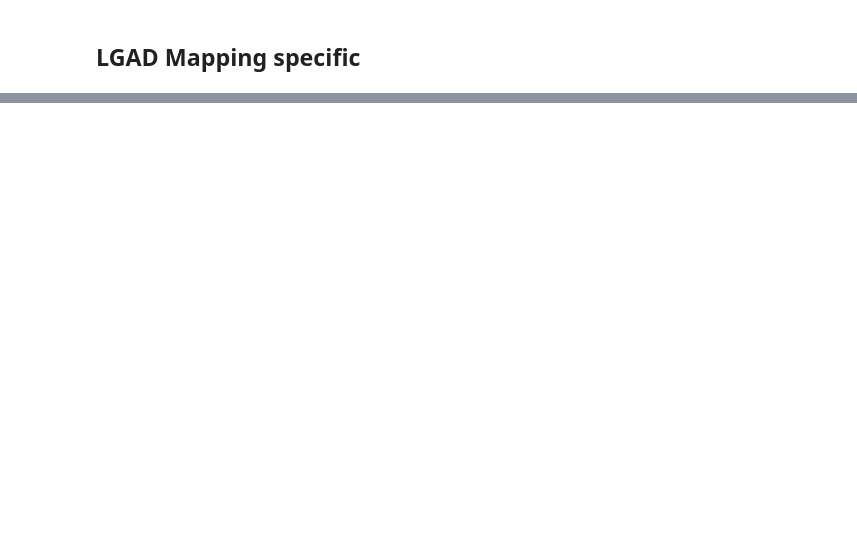
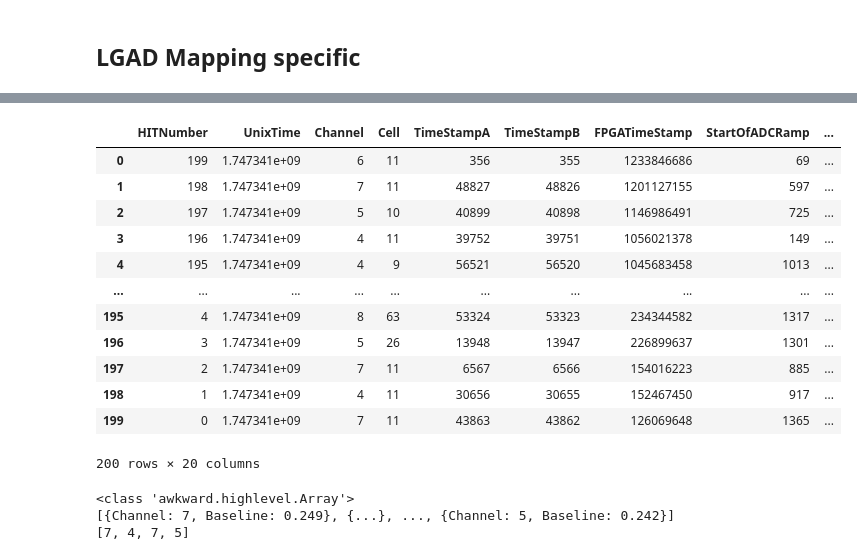
Before and after one commit to cbeiraod/PPS2-Timing-TB-Analysis, a Jupyter notebook: GetHits.ipynb, the cells around one changed output, grey strips where cells are left out. Cells and saved outputs as stored; diff of their text form; code cells hidden in the pictures; blank space fills up the shorter version.

```diff
--- a/GetHits.ipynb
+++ b/GetHits.ipynb
@@ -154,0 +735,41 @@ fig = plot_hitmap(
+# %%
+df = pd.read_parquet(Path("reorder_test_root_to.pq"))
+df
+# %% [output]
+|  | HITNumber | UnixTime | Channel | Cell | TimeStampA | TimeStampB | FPGATimeStamp | StartOfADCRamp | ... |
+| 0 | 199 | 1.747341e+09 | 6 | 11 | 356 | 355 | 1233846686 | 69 | ... |
+| 1 | 198 | 1.747341e+09 | 7 | 11 | 48827 | 48826 | 1201127155 | 597 | ... |
+| 2 | 197 | 1.747341e+09 | 5 | 10 | 40899 | 40898 | 1146986491 | 725 | ... |
+| 3 | 196 | 1.747341e+09 | 4 | 11 | 39752 | 39751 | 1056021378 | 149 | ... |
+| 4 | 195 | 1.747341e+09 | 4 | 9 | 56521 | 56520 | 1045683458 | 1013 | ... |
+| ... | ... | ... | ... | ... | ... | ... | ... | ... | ... |
+| 195 | 4 | 1.747341e+09 | 8 | 63 | 53324 | 53323 | 234344582 | 1317 | ... |
+| 196 | 3 | 1.747341e+09 | 5 | 26 | 13948 | 13947 | 226899637 | 1301 | ... |
+| 197 | 2 | 1.747341e+09 | 7 | 11 | 6567 | 6566 | 154016223 | 885 | ... |
+| 198 | 1 | 1.747341e+09 | 4 | 11 | 30656 | 30655 | 152467450 | 917 | ... |
+| 199 | 0 | 1.747341e+09 | 7 | 11 | 43863 | 43862 | 126069648 | 1365 | ... |
+200 rows × 20 columns
+# %%
+from pathlib import Path
+from typing import Iterator, Sequence, Union
+import pyarrow.parquet as pq
+import pyarrow.dataset as ds
+import uproot
+from pyarrow import RecordBatch
+import awkward as ak
+
+from sampiclyser.sampic_tools import open_hit_reader
+
+for batch in open_hit_reader(Path("test.root"), ["Channel", "Baseline"], batch_size=4):
+    print(type(batch))
+    print(batch)
+    if isinstance(batch, RecordBatch):
+        arr = batch["Channel"].to_numpy()
+    else:
+        arr = batch["Channel"]
+    print(arr)
+    break
+# %% [output]
+<class 'awkward.highlevel.Array'>
+[{Channel: 7, Baseline: 0.249}, {...}, ..., {Channel: 5, Baseline: 0.242}]
+[7, 4, 7, 5]
```
Also changed, not shown: parts of 27 cells of this notebook.
